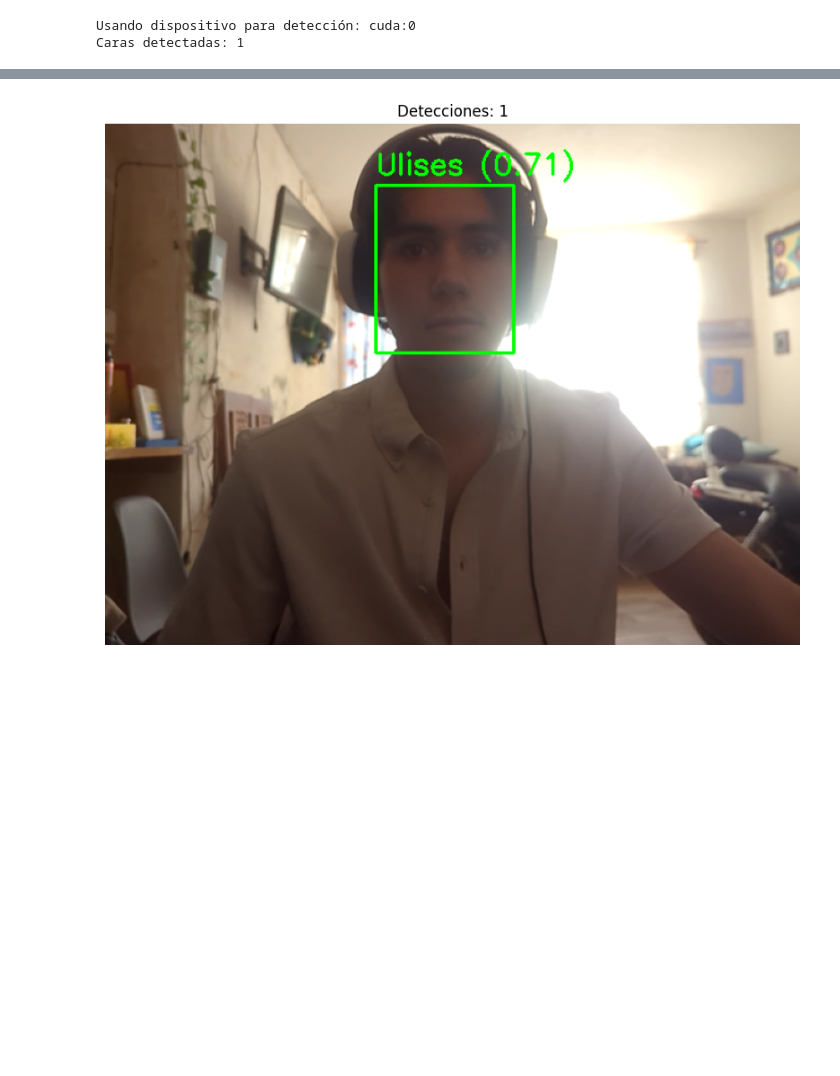
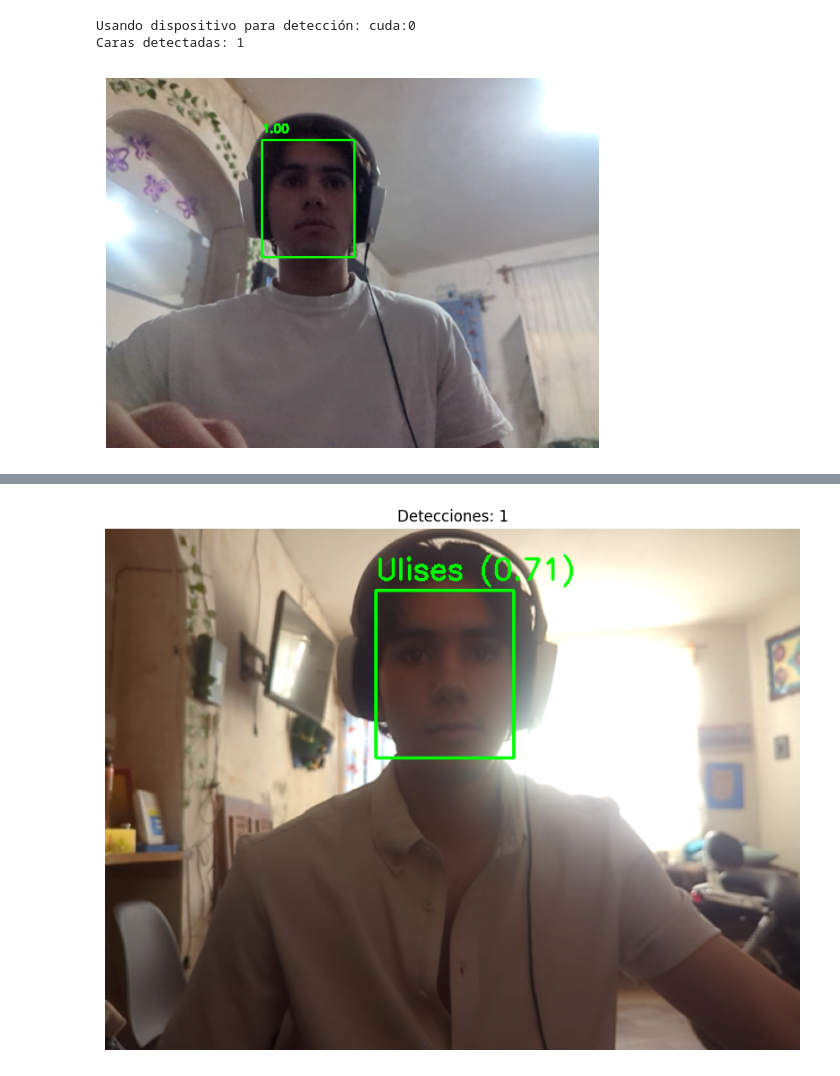
Before and after one commit to Nohred/face_detection, a Jupyter notebook: pruebas.ipynb, the cells around one changed output, grey strips where cells are left out. Drawn from its saved outputs; the diff is of its cells as text; code cells hidden in the pictures; blank space fills up the shorter version.

```diff
--- a/pruebas.ipynb
+++ b/pruebas.ipynb
@@ -2,6 +2,9 @@
 ### MTCNN y FaceNet Face Detection
 # %%
 # Mostrar solo los frames de la webcam en una ventana de OpenCV
+import cv2
+
+capture = cv2.VideoCapture(1)
 
 if not capture.isOpened():
     capture = cv2.VideoCapture(0)
@@ -76,16 +68,21 @@ Usando dispositivo para detección: cuda:0
 Caras detectadas: 1
 # %%
 # Plot faces on the image
+import matplotlib.pyplot as plt
+frame_copy = fframe.copy()
+
 for face in faces:
     x, y, w, h = face['box']
     confidence = face['confidence']
-    cv2.rectangle(fframe, (x, y), (x + w, y + h), (0, 255, 0), 2)
-    cv2.putText(fframe, f"{confidence:.2f}", (x, y - 10), cv2.FONT_HERSHEY_SIMPLEX, 0.5, (0, 255, 0), 2)
+    cv2.rectangle(frame_copy, (x, y), (x + w, y + h), (0, 255, 0), 2)
+    cv2.putText(frame_copy, f"{confidence:.2f}", (x, y - 10), cv2.FONT_HERSHEY_SIMPLEX, 0.5, (0, 255, 0), 2)
 
 import matplotlib.pyplot as plt
-plt.imshow(cv2.cvtColor(fframe, cv2.COLOR_BGR2RGB))
+plt.imshow(cv2.cvtColor(frame_copy, cv2.COLOR_BGR2RGB))
 plt.axis('off')
 plt.show()
+# %% [output]
+[figure, added]
 # %%
 import numpy as np
 import os
```
Also changed, not shown: parts of 4 cells of this notebook, 53 other files.
